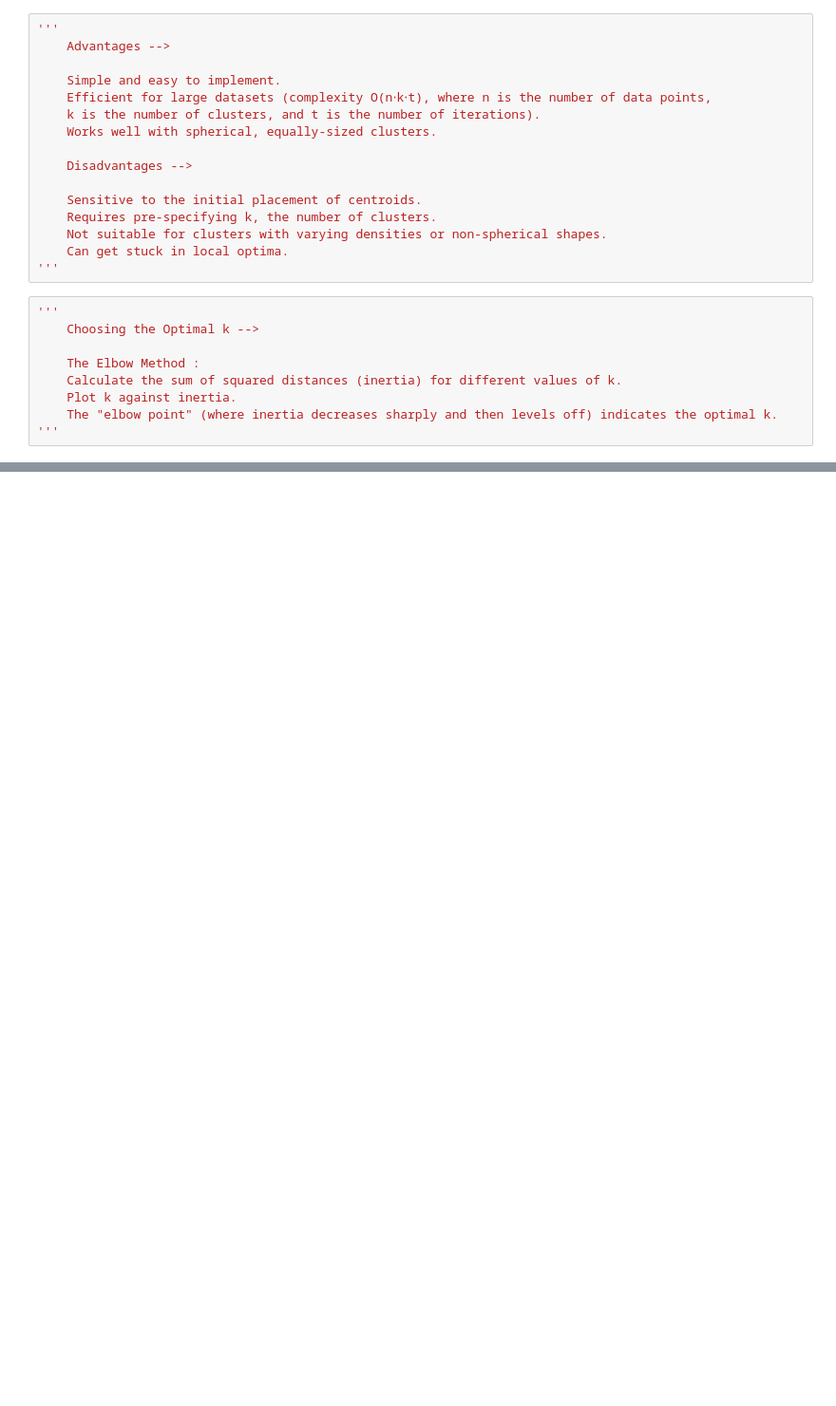
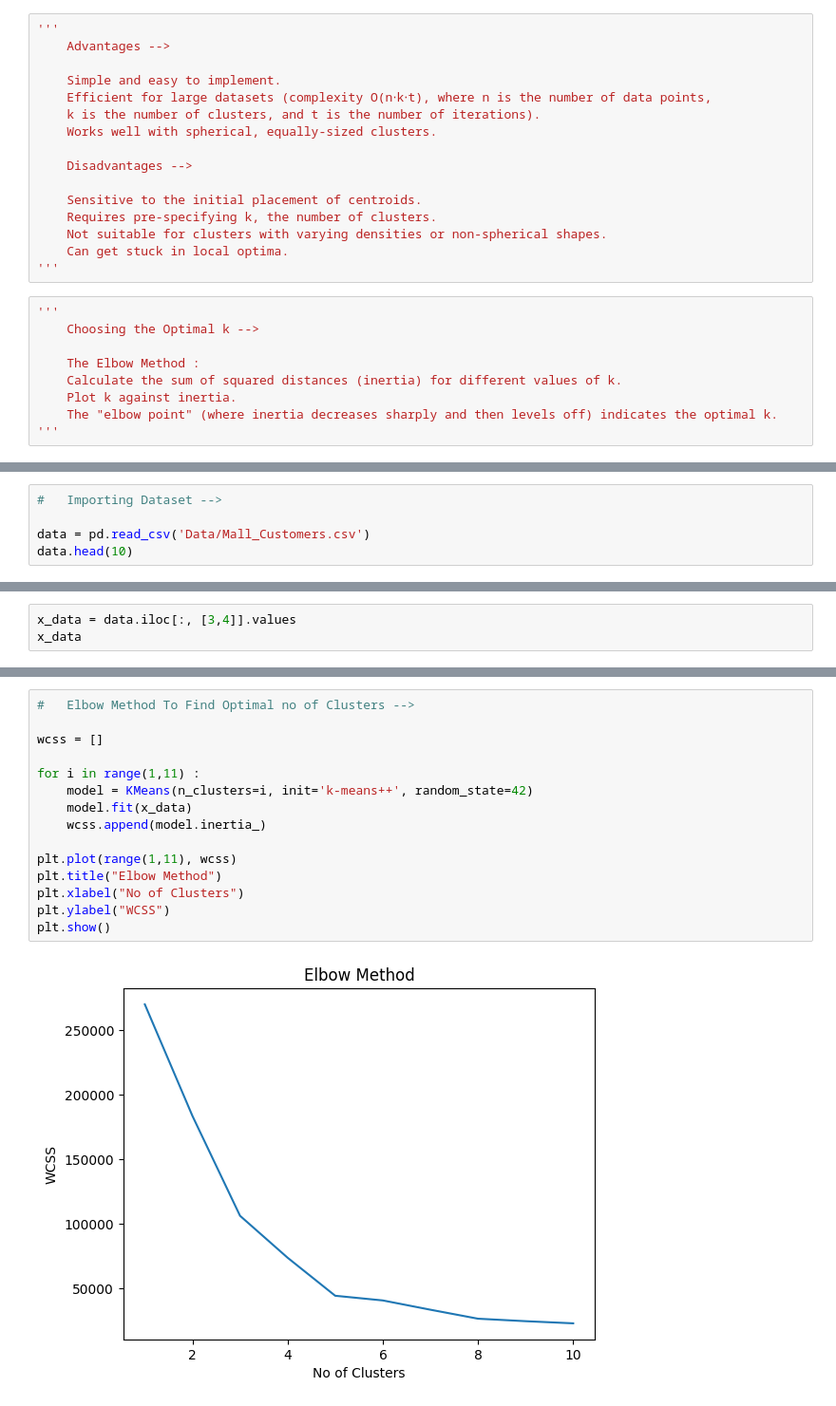
Before and after one commit to KrishnaKV2004/Machine-Learning, a Jupyter notebook: 4 Clustering/1 K Means Clustering/K-Means-Clustering.ipynb, the cells around one changed output, grey strips where cells are left out. Shown at 95% size. Drawn from its saved outputs; the diff is of its cells as text; blank space fills up the shorter version.

Commit message:
K-Means

```diff
--- a/4 Clustering/1 K Means Clustering/K-Means-Clustering.ipynb
+++ b/4 Clustering/1 K Means Clustering/K-Means-Clustering.ipynb
@@ -68,0 +76,5 @@
+# %%
+#   Importing Dataset -->
+
+data = pd.read_csv('Data/Mall_Customers.csv')
+data.head(10)
@@ -68,0 +93,3 @@
+# %%
+x_data = data.iloc[:, [3,4]].values
+x_data
@@ -68,0 +114,17 @@
+# %%
+#   Elbow Method To Find Optimal no of Clusters -->
+
+wcss = []
+
+for i in range(1,11) :
+    model = KMeans(n_clusters=i, init='k-means++', random_state=42)
+    model.fit(x_data)
+    wcss.append(model.inertia_)
+
+plt.plot(range(1,11), wcss)
+plt.title("Elbow Method")
+plt.xlabel("No of Clusters")
+plt.ylabel("WCSS")
+plt.show()
+# %% [output]
+[figure, added]
```
Also changed, not shown: parts of 6 cells of this notebook, 1 other file.
